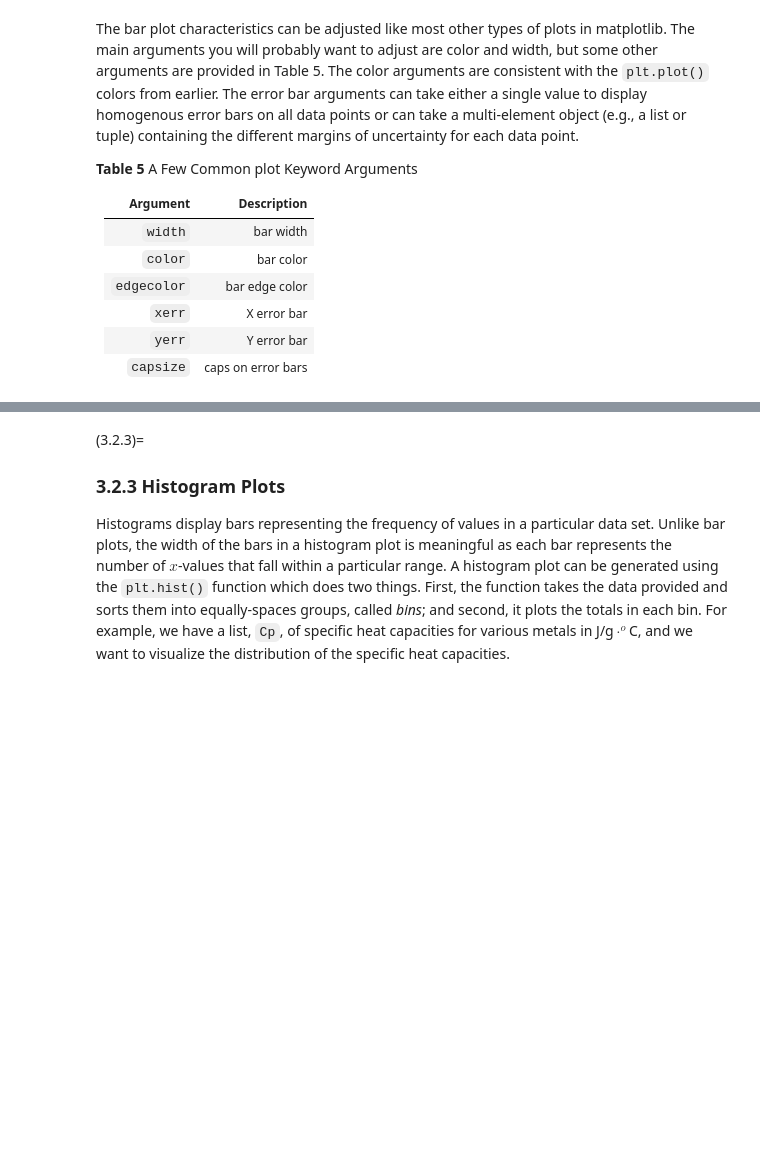
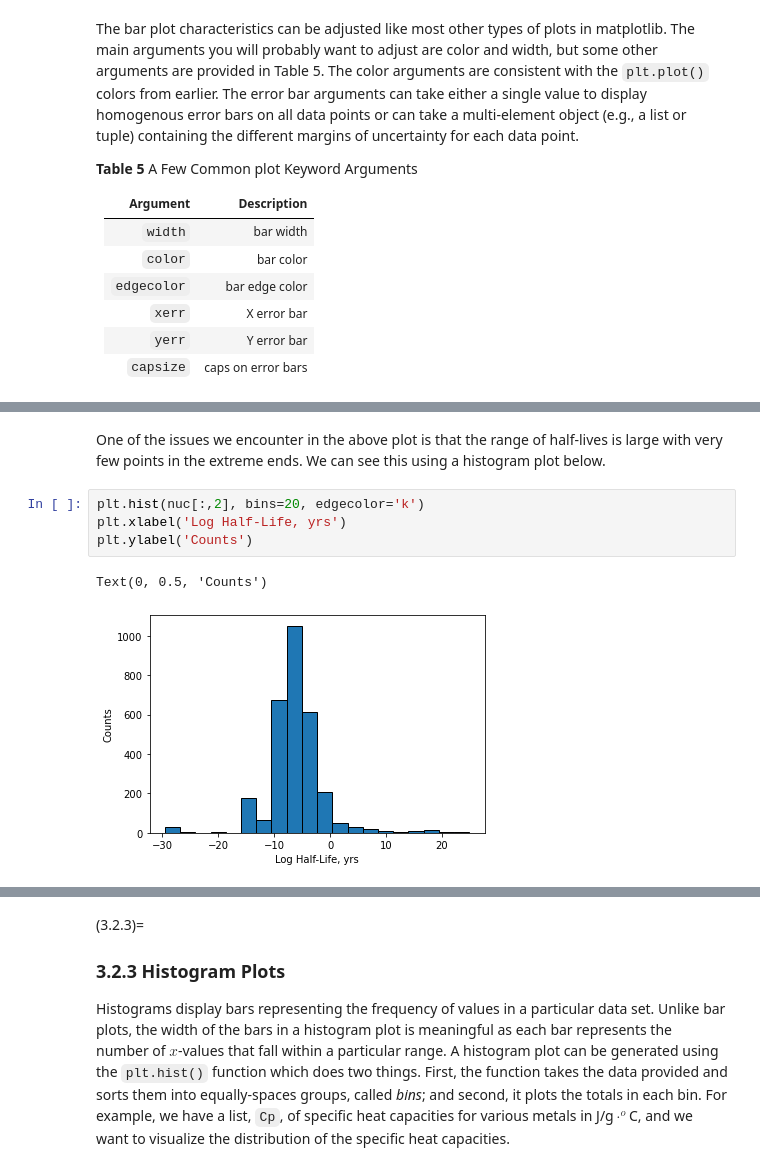
Before and after one commit to weisscharlesj/SciCompforChemists, a Jupyter notebook: _sources/notebooks/chapter_03/chap_03_notebook.ipynb, the cells around one changed output, grey strips where cells are left out. Drawn from its saved outputs; the diff is of its cells as text; blank space fills up the shorter version.

```diff
--- a/_sources/notebooks/chapter_03/chap_03_notebook.ipynb
+++ b/_sources/notebooks/chapter_03/chap_03_notebook.ipynb
@@ -217,0 +254,9 @@ plt.colorbar()  # adds color key on the right
+# %% [markdown]
+One of the issues we encounter in the above plot is that the range of half-lives is large with very few points in the extreme ends. We can see this using a histogram plot below.
+# %%
+plt.hist(nuc[:,2], bins=20, edgecolor='k')
+plt.xlabel('Log Half-Life, yrs')
+plt.ylabel('Counts')
+# %% [output]
+Text(0, 0.5, 'Counts')
+[figure, added]
```
Also changed, not shown: parts of 14 cells of this notebook, 24 other files.
